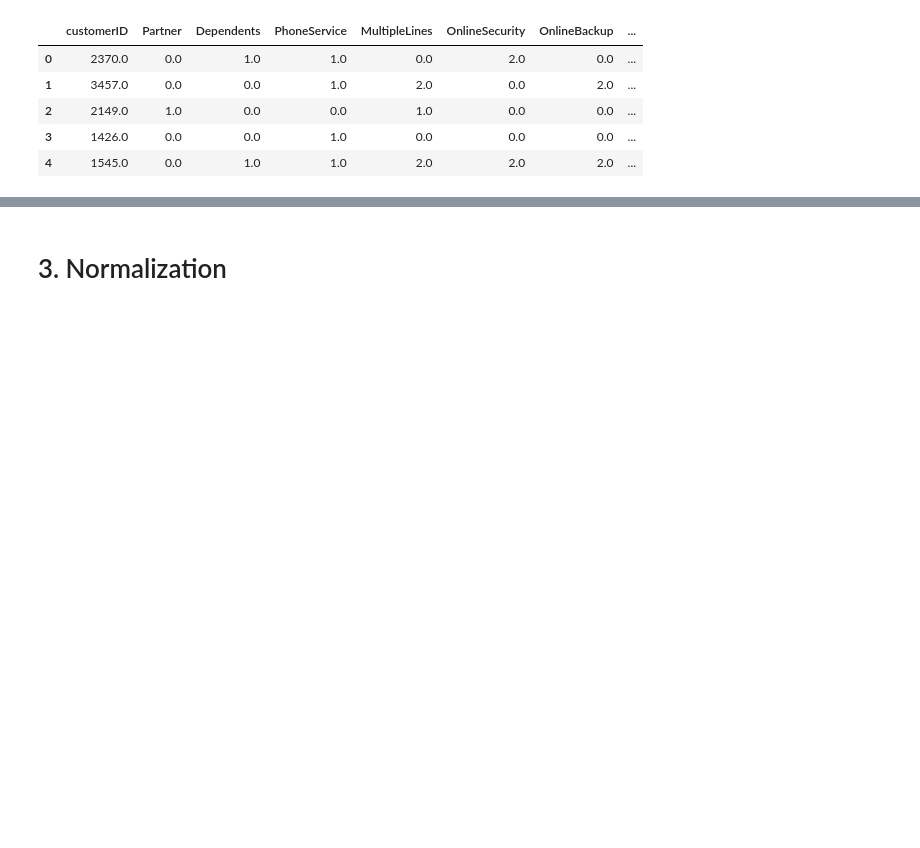
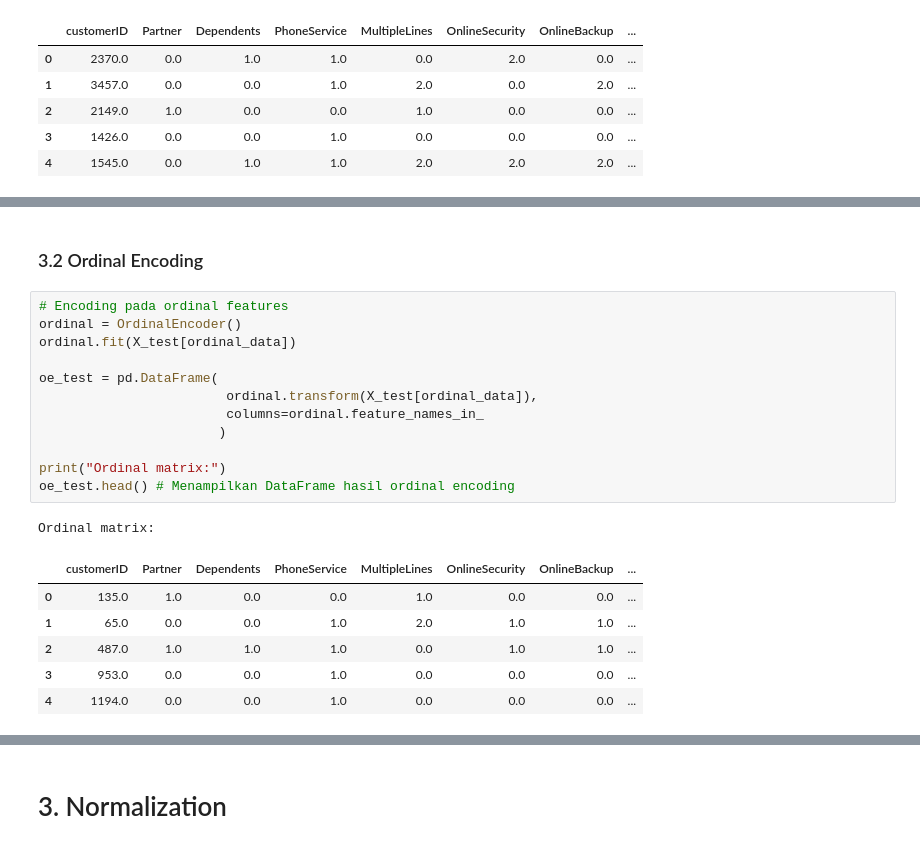
Before and after one commit to NabilahSharfina/TELCO-CUSTOMER-CHURN, a Jupyter notebook: Churn_with_SMOTE.ipynb, the cells around one changed output, grey strips where cells are left out. Saved outputs shown, nothing was run; the diff lists cells and outputs as text; blank space fills up the shorter version.

```diff
--- a/Churn_with_SMOTE.ipynb
+++ b/Churn_with_SMOTE.ipynb
@@ -664,0 +683,22 @@ X_train_dummy.head()
+# %% [markdown]
+### 3.2 Ordinal Encoding
+# %%
+# Encoding pada ordinal features
+ordinal = OrdinalEncoder()
+ordinal.fit(X_test[ordinal_data])
+
+oe_test = pd.DataFrame(
+                        ordinal.transform(X_test[ordinal_data]),
+                        columns=ordinal.feature_names_in_
+                       )
+
+print("Ordinal matrix:")
+oe_test.head() # Menampilkan DataFrame hasil ordinal encoding
+# %% [output]
+Ordinal matrix:
+|  | customerID | Partner | Dependents | PhoneService | MultipleLines | OnlineSecurity | OnlineBackup | ... |
+| 0 | 135.0 | 1.0 | 0.0 | 0.0 | 1.0 | 0.0 | 0.0 | ... |
+| 1 | 65.0 | 0.0 | 0.0 | 1.0 | 2.0 | 1.0 | 1.0 | ... |
+| 2 | 487.0 | 1.0 | 1.0 | 1.0 | 0.0 | 1.0 | 1.0 | ... |
+| 3 | 953.0 | 0.0 | 0.0 | 1.0 | 0.0 | 0.0 | 0.0 | ... |
+| 4 | 1194.0 | 0.0 | 0.0 | 1.0 | 0.0 | 0.0 | 0.0 | ... |
```
Also changed, not shown: parts of 29 cells of this notebook.
